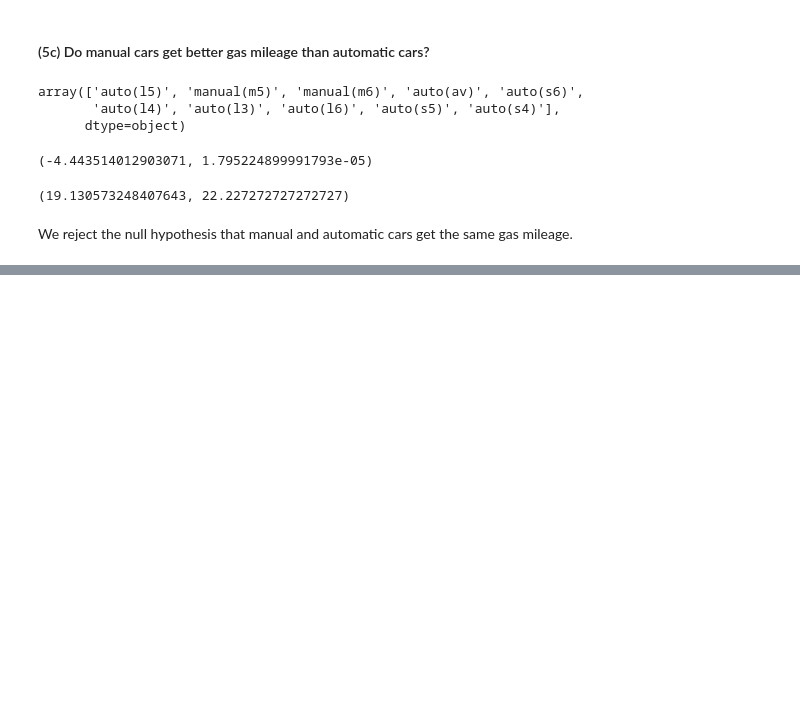
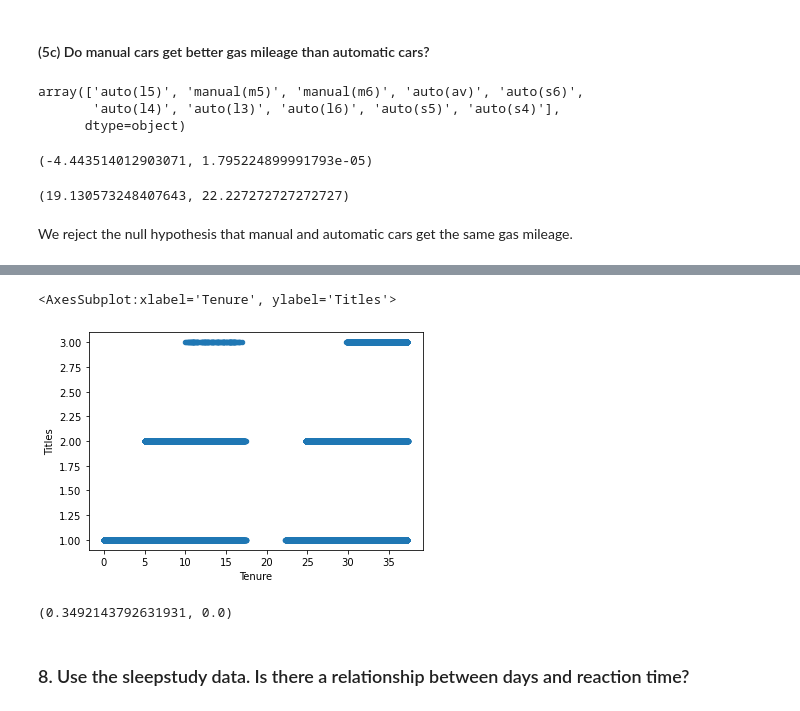
Before and after one commit to Miller-Ryan-1/statistics-exercises, a Jupyter notebook: hypothesis_testing.ipynb, the cells around one changed output, grey strips where cells are left out. Cells and saved outputs as stored; diff of their text form; code cells hidden in the pictures; blank space fills up the shorter version.

```diff
--- a/hypothesis_testing.ipynb
+++ b/hypothesis_testing.ipynb
@@ -177,0 +267,18 @@ We reject the null hypothesis that manual and automatic cars get the same gas mi
+# %%
+query = '''
+SELECT
+    employees.emp_no,
+    MAX(DATEDIFF(IF(titles.to_date > NOW(),
+                NOW(),
+                titles.to_date),
+            employees.hire_date) / 365) AS Tenure,
+    COUNT(titles.title) AS Titles
+FROM
+    employees
+        JOIN
+    titles USING (emp_no)
+    GROUP BY emp_no;
+'''
+
+title_count = pd.read_sql(query, get_db_url('employees'))
+title_count.sample(10)
@@ -177,0 +297,12 @@ We reject the null hypothesis that manual and automatic cars get the same gas mi
+# %%
+title_count.plot.scatter(y='Titles', x='Tenure')
+# %% [output]
+<AxesSubplot:xlabel='Tenure', ylabel='Titles'>
+[figure, added]
+# %%
+r, p = stats.pearsonr(title_count.Titles, title_count.Tenure)
+r,p
+# %% [output]
+(0.3492143792631931, 0.0)
+# %% [markdown]
+### 8. Use the sleepstudy data. Is there a relationship between days and reaction time?
```
Also changed, not shown: parts of 22 cells of this notebook, 1 other file.
